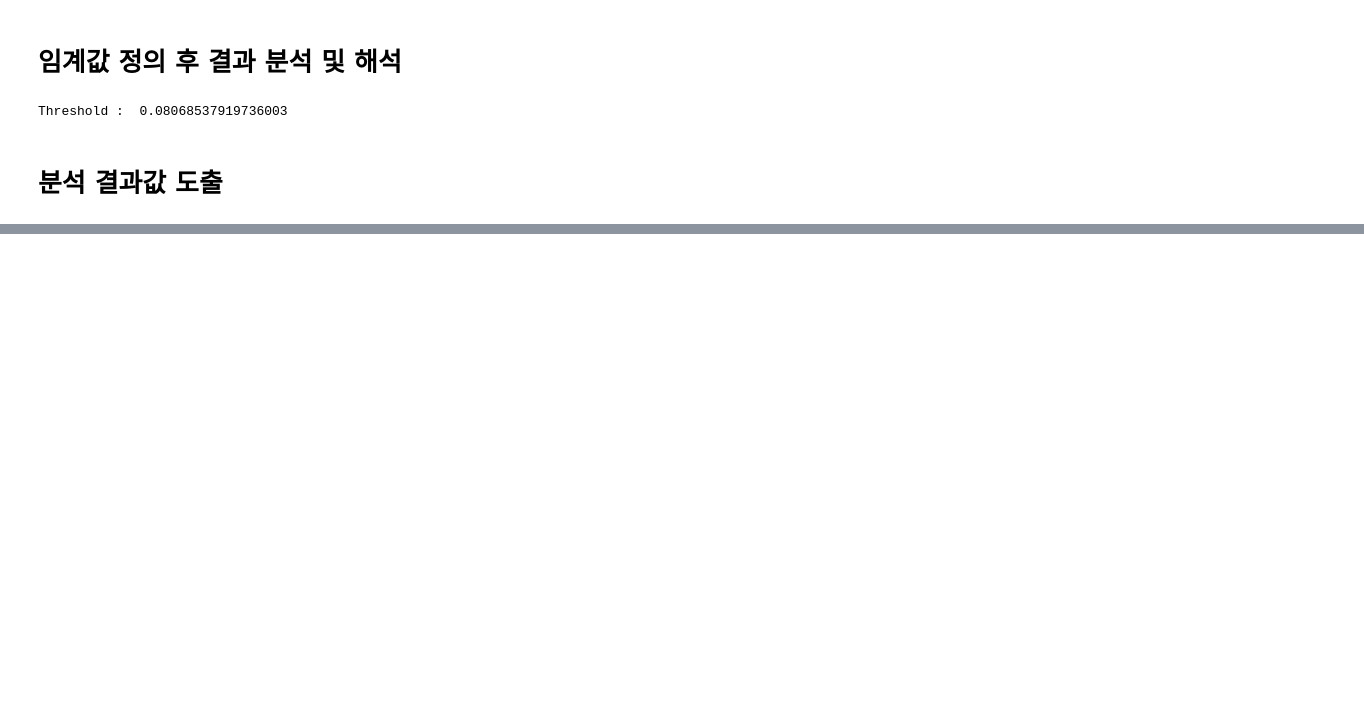
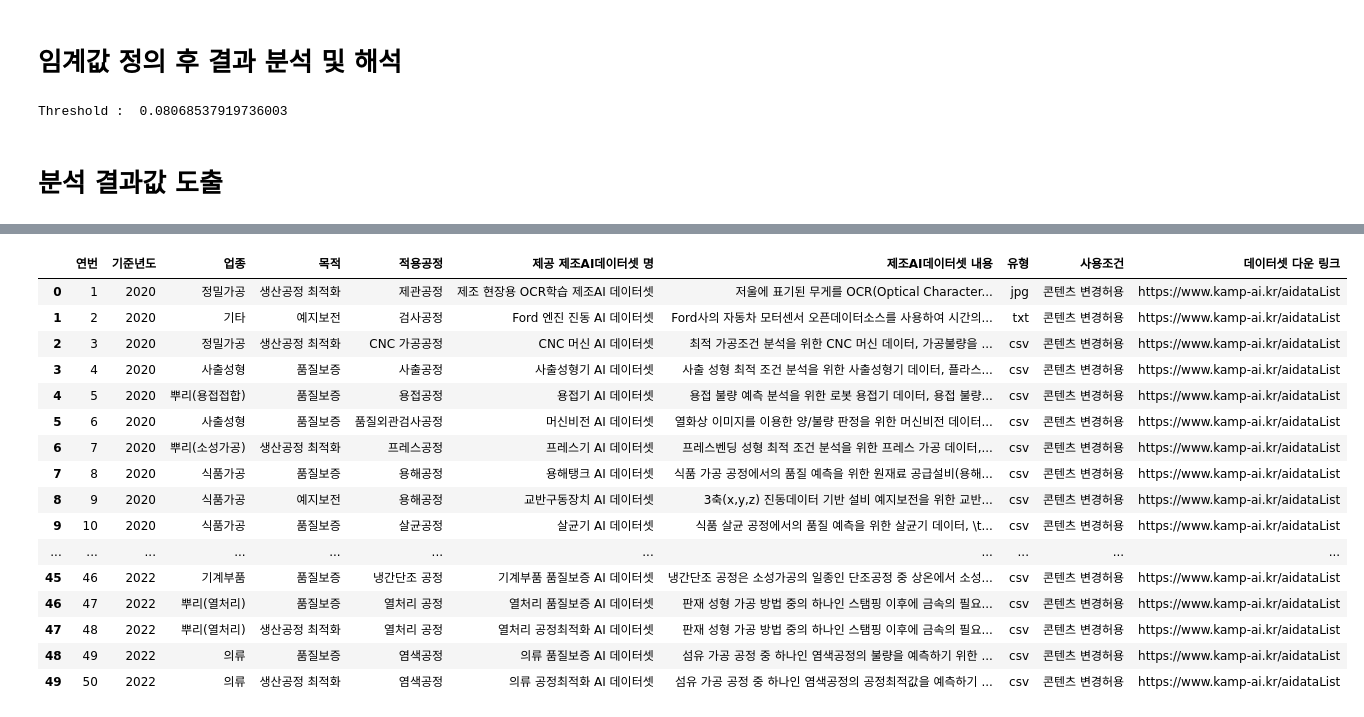
Before and after one commit to SinMoonGh/personal_project, a Jupyter notebook: data.ipynb, the cells around one changed output, grey strips where cells are left out. Saved outputs shown, nothing was run; the diff lists cells and outputs as text; code cells hidden in the pictures; blank space fills up the shorter version.

```diff
--- a/data.ipynb
+++ b/data.ipynb
@@ -546,0 +548,23 @@ outlier.count(True) # 이번 테스트에서는 20개의 불량품이 나온 것
+# %%
+import pandas as pd
+
+data = pd.read_csv('manufacture_data_set.csv', encoding='cp949')
+data
+# %% [output]
+|  | 연번 | 기준년도 | 업종 | 목적 | 적용공정 | 제공 제조AI데이터셋 명 | 제조AI데이터셋 내용 | 유형 | 사용조건 | 데이터셋 다운 링크 |
+| 0 | 1 | 2020 | 정밀가공 | 생산공정 최적화 | 제관공정 | 제조 현장용 OCR학습 제조AI 데이터셋 | 저울에 표기된 무게를 OCR(Optical Character... | jpg | 콘텐츠 변경허용 | https://www.kamp-ai.kr/aidataList |
+| 1 | 2 | 2020 | 기타 | 예지보전 | 검사공정 | Ford 엔진 진동 AI 데이터셋 | Ford사의 자동차 모터센서 오픈데이터소스를 사용하여 시간의... | txt | 콘텐츠 변경허용 | https://www.kamp-ai.kr/aidataList |
+| 2 | 3 | 2020 | 정밀가공 | 생산공정 최적화 | CNC 가공공정 | CNC 머신 AI 데이터셋 | 최적 가공조건 분석을 위한 CNC 머신 데이터, 가공불량을 ... | csv | 콘텐츠 변경허용 | https://www.kamp-ai.kr/aidataList |
+| 3 | 4 | 2020 | 사출성형 | 품질보증 | 사출공정 | 사출성형기 AI 데이터셋 | 사출 성형 최적 조건 분석을 위한 사출성형기 데이터, 플라스... | csv | 콘텐츠 변경허용 | https://www.kamp-ai.kr/aidataList |
+| 4 | 5 | 2020 | 뿌리(용접접합) | 품질보증 | 용접공정 | 용접기 AI 데이터셋 | 용접 불량 예측 분석을 위한 로봇 용접기 데이터, 용접 불량... | csv | 콘텐츠 변경허용 | https://www.kamp-ai.kr/aidataList |
+| 5 | 6 | 2020 | 사출성형 | 품질보증 | 품질외관검사공정 | 머신비전 AI 데이터셋 | 열화상 이미지를 이용한 양/불량 판정을 위한 머신비전 데이터... | csv | 콘텐츠 변경허용 | https://www.kamp-ai.kr/aidataList |
+| 6 | 7 | 2020 | 뿌리(소성가공) | 생산공정 최적화 | 프레스공정 | 프레스기 AI 데이터셋 | 프레스벤딩 성형 최적 조건 분석을 위한 프레스 가공 데이터,... | csv | 콘텐츠 변경허용 | https://www.kamp-ai.kr/aidataList |
+| 7 | 8 | 2020 | 식품가공 | 품질보증 | 용해공정 | 용해탱크 AI 데이터셋 | 식품 가공 공정에서의 품질 예측을 위한 원재료 공급설비(용해... | csv | 콘텐츠 변경허용 | https://www.kamp-ai.kr/aidataList |
+| 8 | 9 | 2020 | 식품가공 | 예지보전 | 용해공정 | 교반구동장치 AI 데이터셋 | 3축(x,y,z) 진동데이터 기반 설비 예지보전을 위한 교반... | csv | 콘텐츠 변경허용 | https://www.kamp-ai.kr/aidataList |
+| 9 | 10 | 2020 | 식품가공 | 품질보증 | 살균공정 | 살균기 AI 데이터셋 | 식품 살균 공정에서의 품질 예측을 위한 살균기 데이터, \t... | csv | 콘텐츠 변경허용 | https://www.kamp-ai.kr/aidataList |
+| ... | ... | ... | ... | ... | ... | ... | ... | ... | ... | ... |
+| 45 | 46 | 2022 | 기계부품 | 품질보증 | 냉간단조 공정 | 기계부품 품질보증 AI 데이터셋 | 냉간단조 공정은 소성가공의 일종인 단조공정 중 상온에서 소성... | csv | 콘텐츠 변경허용 | https://www.kamp-ai.kr/aidataList |
+| 46 | 47 | 2022 | 뿌리(열처리) | 품질보증 | 열처리 공정 | 열처리 품질보증 AI 데이터셋 | 판재 성형 가공 방법 중의 하나인 스탬핑 이후에 금속의 필요... | csv | 콘텐츠 변경허용 | https://www.kamp-ai.kr/aidataList |
+| 47 | 48 | 2022 | 뿌리(열처리) | 생산공정 최적화 | 열처리 공정 | 열처리 공정최적화 AI 데이터셋 | 판재 성형 가공 방법 중의 하나인 스탬핑 이후에 금속의 필요... | csv | 콘텐츠 변경허용 | https://www.kamp-ai.kr/aidataList |
+| 48 | 49 | 2022 | 의류 | 품질보증 | 염색공정 | 의류 품질보증 AI 데이터셋 | 섬유 가공 공정 중 하나인 염색공정의 불량을 예측하기 위한 ... | csv | 콘텐츠 변경허용 | https://www.kamp-ai.kr/aidataList |
+| 49 | 50 | 2022 | 의류 | 생산공정 최적화 | 염색공정 | 의류 공정최적화 AI 데이터셋 | 섬유 가공 공정 중 하나인 염색공정의 공정최적값을 예측하기 ... | csv | 콘텐츠 변경허용 | https://www.kamp-ai.kr/aidataList |
```
Also changed, not shown: parts of 3 cells of this notebook, 10 other files.
